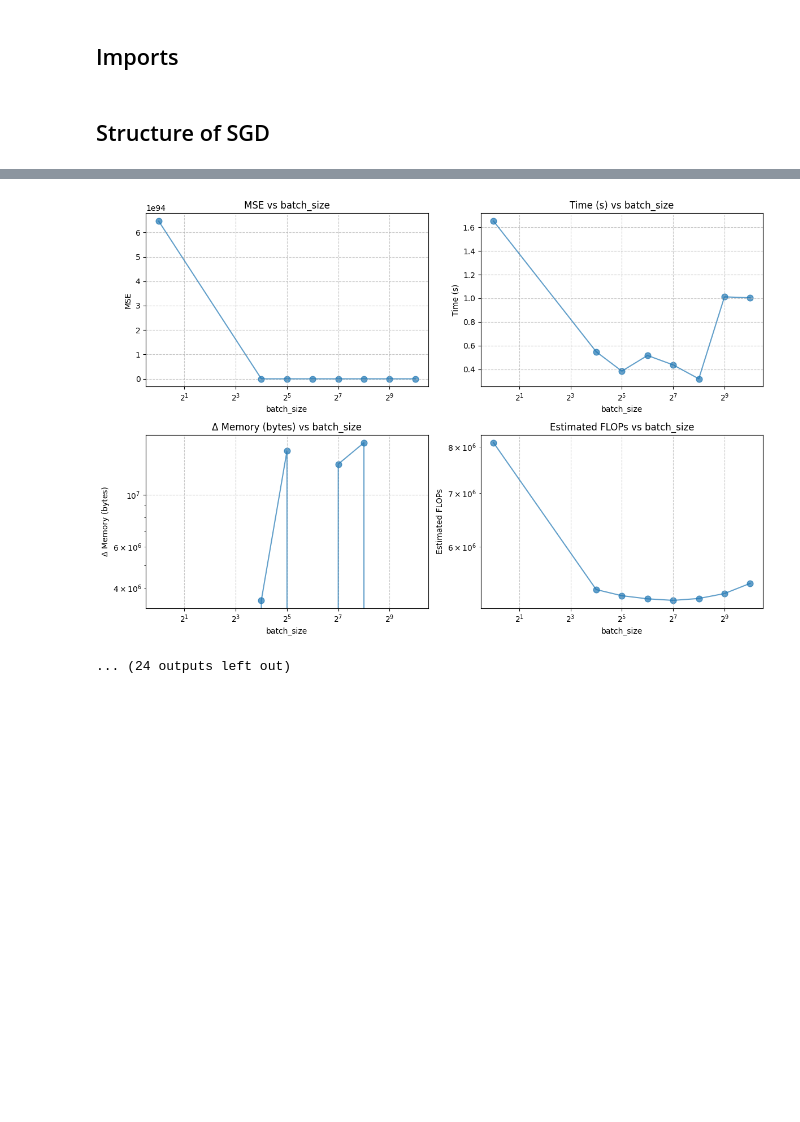
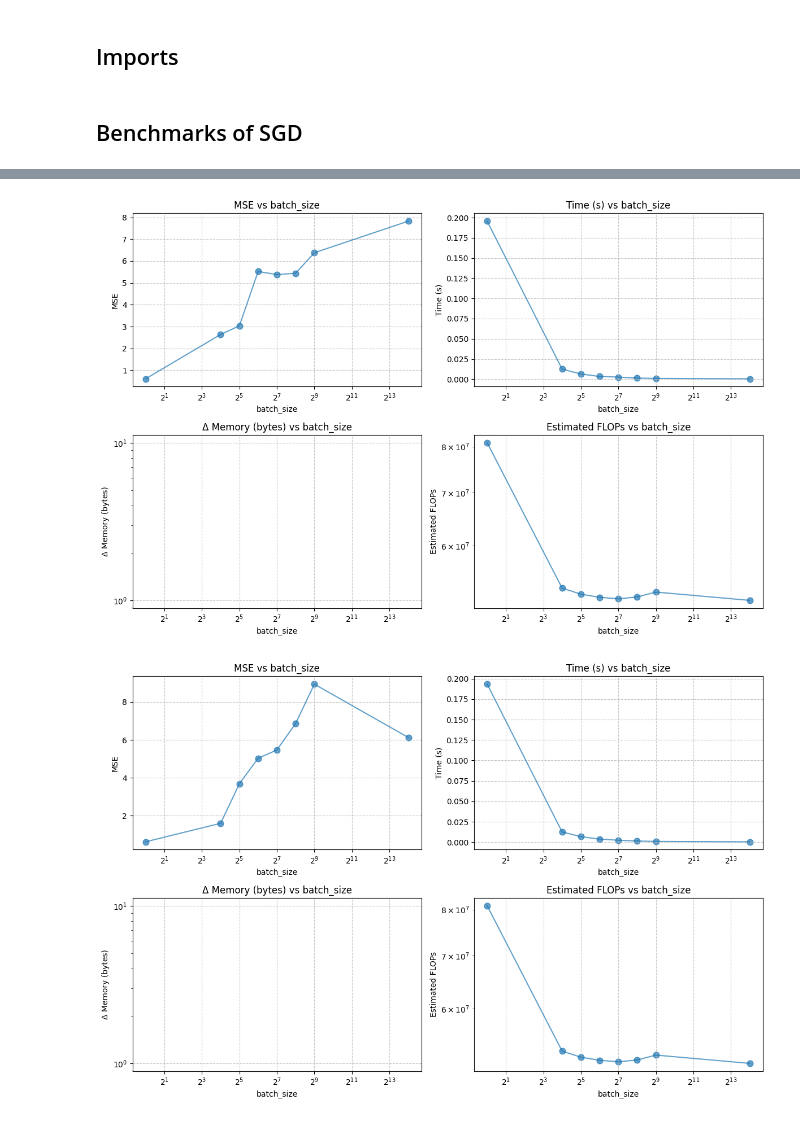
Before and after one commit to 999ashu/Stochastic-Gradient-Descent, a Jupyter notebook: notebooks/SGD_LRS.ipynb, the cells around one changed output, grey strips where cells are left out. Saved outputs shown, nothing was run; the diff lists cells and outputs as text; code cells hidden in the pictures; blank space fills up the shorter version.

```diff
--- a/notebooks/SGD_LRS.ipynb
+++ b/notebooks/SGD_LRS.ipynb
@@ -10,2 +7,2 @@ from src.helpers import test_model_performance, plot_performance_metrics
 # %% [markdown]
-## Structure of SGD
+## Benchmarks of SGD
@@ -226,24 +9,27 @@ class SGD:
 # %%
 def bench(reg, lrs):
     models = []
-    for batch_size in [1, 16, 32, 64, 128, 256, 512, 1024]:
-        X, y = load_california(scale=True)
-        X_train, X_test, y_train, y_test = train_test_split(X, y, test_size=0.2, random_state=42)
+    x, y = load_california(scale=True)
+    x_train, x_test, y_train, y_test = train_test_split(x, y, test_size=0.2, random_state=42)
+    for bs in [1, 16, 32, 64, 128, 256, 512, x_train.shape[0]]:
+        x, y = load_california(scale=True)
+        x_train, x_test, y_train, y_test = train_test_split(x, y, test_size=0.2, random_state=42)
 
         model = SGD(
-            learning_rate=0.01,
-            epochs=10,
-            batch_size=batch_size,
+            batch_size=bs,
             regularization=reg,
-            reg_param=0.01,
             lr_schedule=lrs
         )
-        model.fit(X_train, y_train)
+
+        model.fit(x_train, y_train)
         models.append(model)
 
     plot_performance_metrics(models)
 
-for reg in ['l1', 'l2', 'elasticnet']:
-    for lrs in ['constant', 'time_decay', 'step_decay', 'exponential']:
-        bench(reg, lrs)
+
+for reg in [None, 'l1', 'l2', 'elasticnet']:
+    bench(reg, None)
+
+for lrs in [None, 'constant', 'time_decay', 'step_decay', 'exponential']:
+    bench(reg, 'elasticnet')
 # %% [output]
@@ -289,2 +39,2 @@ for reg in ['l1', 'l2', 'elasticnet']:
-[figure, old version]
+[figure, new version]
-... (24 outputs left out)
+[figure, added]
```
Also changed, not shown: parts of 3 cells of this notebook.
